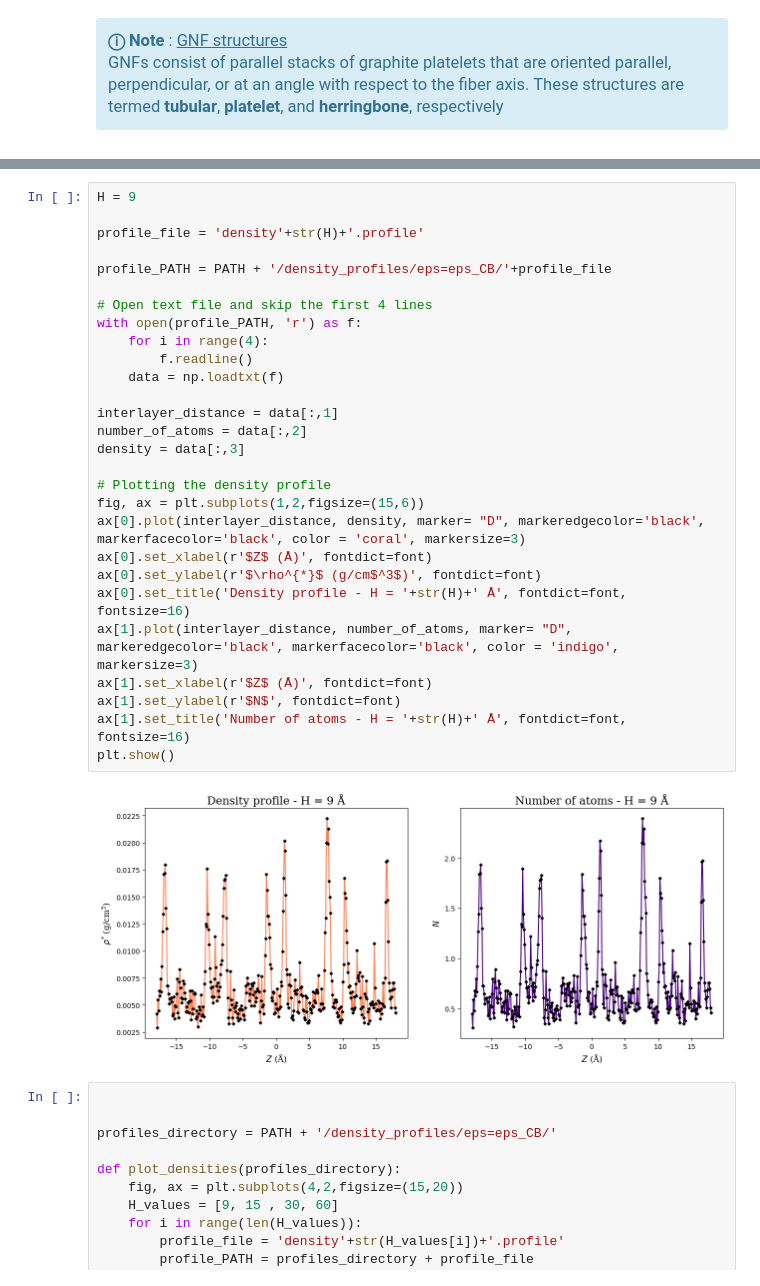
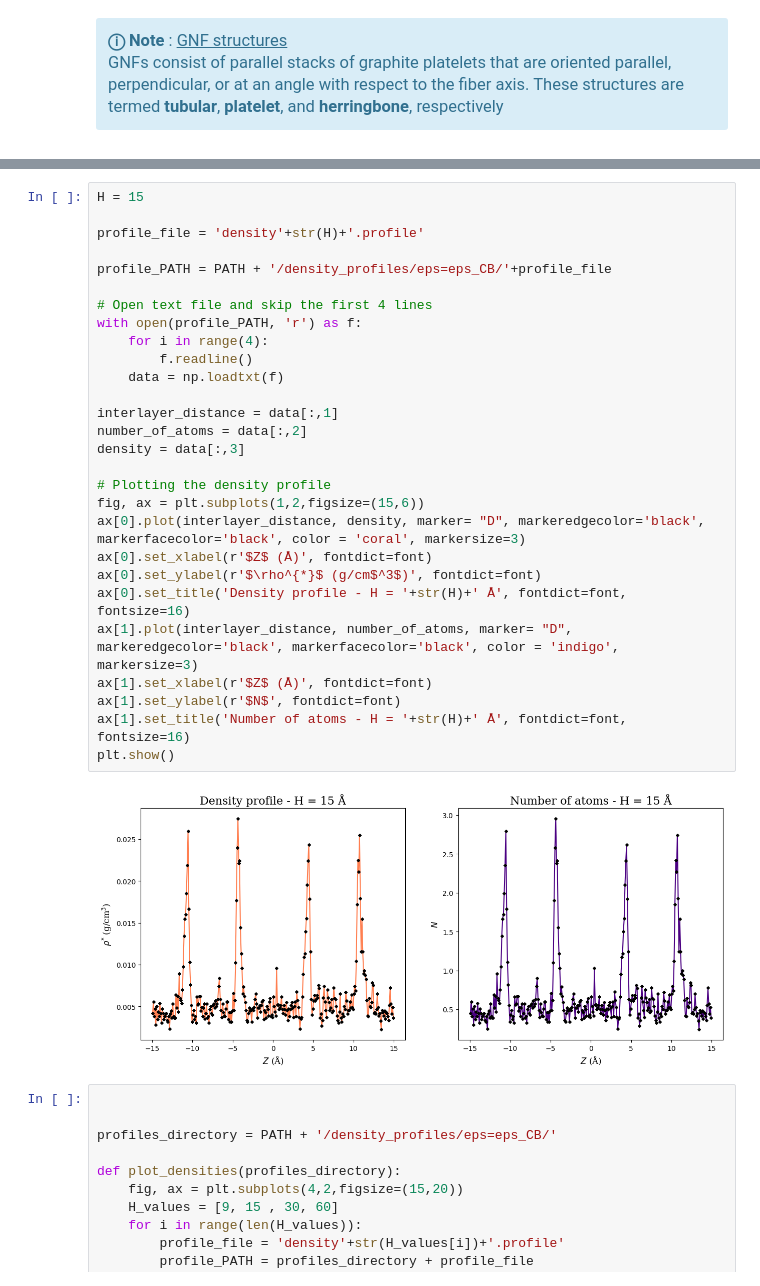
Before and after one commit to ApprehensiveKnee/MMoM_project, a Jupyter notebook: visual.ipynb, the cells around one changed output, grey strips where cells are left out. Cells and saved outputs as stored; diff of their text form.

```diff
--- a/visual.ipynb
+++ b/visual.ipynb
@@ -337,33 +511,33 @@ plot_abpot(PATH + '/PMF.dat')
 # %%
-H = 9
+H = 15
 
 profile_file = 'density'+str(H)+'.profile'
 
 profile_PATH = PATH + '/density_profiles/eps=eps_CB/'+profile_file
 
 # Open text file and skip the first 4 lines
 with open(profile_PATH, 'r') as f:
     for i in range(4):
         f.readline()
     data = np.loadtxt(f)
 
 interlayer_distance = data[:,1]
 number_of_atoms = data[:,2]
 density = data[:,3]
 
 # Plotting the density profile
 fig, ax = plt.subplots(1,2,figsize=(15,6))
 ax[0].plot(interlayer_distance, density, marker= "D", markeredgecolor='black', markerfacecolor='black', color = 'coral', markersize=3)
 ax[0].set_xlabel(r'$Z$ (Å)', fontdict=font)
 ax[0].set_ylabel(r'$\rho^{*}$ (g/cm$^3$)', fontdict=font)
 ax[0].set_title('Density profile - H = '+str(H)+' Å', fontdict=font, fontsize=16)
 ax[1].plot(interlayer_distance, number_of_atoms, marker= "D", markeredgecolor='black', markerfacecolor='black', color = 'indigo', markersize=3)
 ax[1].set_xlabel(r'$Z$ (Å)', fontdict=font)
 ax[1].set_ylabel(r'$N$', fontdict=font)
 ax[1].set_title('Number of atoms - H = '+str(H)+' Å', fontdict=font, fontsize=16)
 plt.show()
 # %% [output]
-[figure, old version]
+[figure, new version]
 # %%
 
 
```
Also changed, not shown: parts of 17 cells of this notebook, 35 other files.
